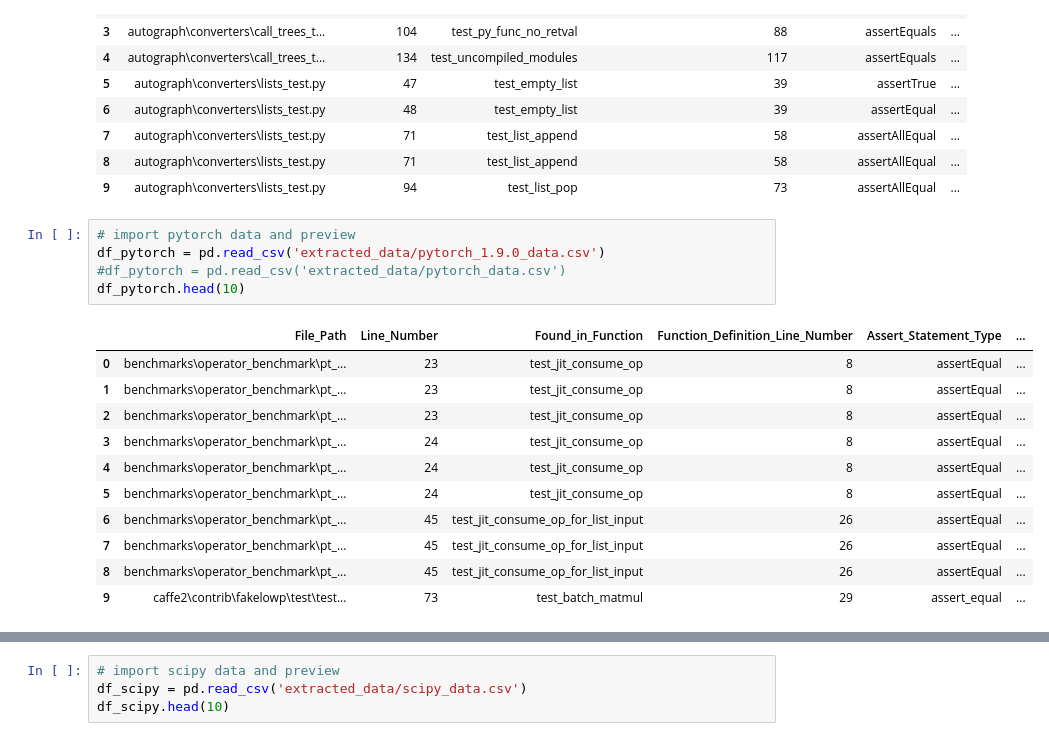
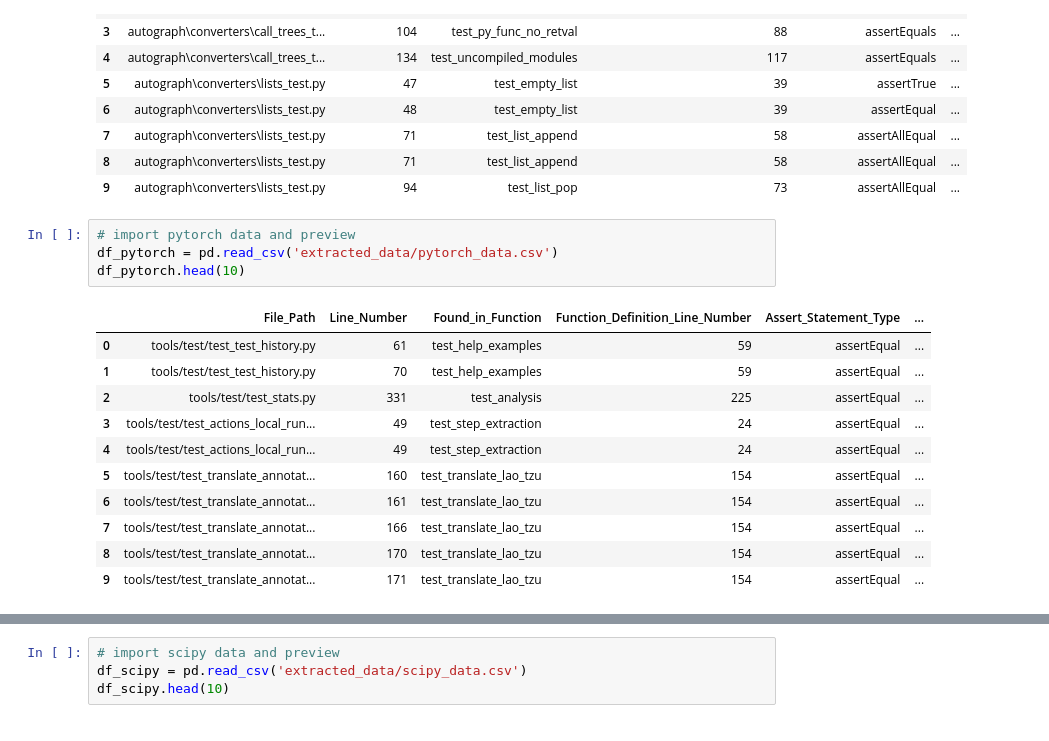
Before and after one commit to AlexanderProchnow/DLL_Testing_Tool, a Jupyter notebook: Code/1_Test_Case_Extraction_and_Analysis/2_Data_evaluation.ipynb, the cells around one changed output, grey strips where cells are left out. Saved outputs shown, nothing was run; the diff lists cells and outputs as text.

Commit message:
Upload final versions of the data and notebooks as well as tool outputs.

```diff
--- a/Code/1_Test_Case_Extraction_and_Analysis/2_Data_evaluation.ipynb
+++ b/Code/1_Test_Case_Extraction_and_Analysis/2_Data_evaluation.ipynb
@@ -80,21 +78,20 @@ df_tensorflow_1_12_0.head(10)
 | 9 | autograph\converters\lists_test.py | 94 | test_list_pop | 73 | assertAllEqual | ... |
 # %%
 # import pytorch data and preview
-df_pytorch = pd.read_csv('extracted_data/pytorch_1.9.0_data.csv')
-#df_pytorch = pd.read_csv('extracted_data/pytorch_data.csv')
+df_pytorch = pd.read_csv('extracted_data/pytorch_data.csv')
 df_pytorch.head(10)
 # %% [output]
 |  | File_Path | Line_Number | Found_in_Function | Function_Definition_Line_Number | Assert_Statement_Type | ... |
-| 0 | benchmarks\operator_benchmark\pt_... | 23 | test_jit_consume_op | 8 | assertEqual | ... |
-| 1 | benchmarks\operator_benchmark\pt_... | 23 | test_jit_consume_op | 8 | assertEqual | ... |
-| 2 | benchmarks\operator_benchmark\pt_... | 23 | test_jit_consume_op | 8 | assertEqual | ... |
-| 3 | benchmarks\operator_benchmark\pt_... | 24 | test_jit_consume_op | 8 | assertEqual | ... |
-| 4 | benchmarks\operator_benchmark\pt_... | 24 | test_jit_consume_op | 8 | assertEqual | ... |
-| 5 | benchmarks\operator_benchmark\pt_... | 24 | test_jit_consume_op | 8 | assertEqual | ... |
-| 6 | benchmarks\operator_benchmark\pt_... | 45 | test_jit_consume_op_for_list_input | 26 | assertEqual | ... |
-| 7 | benchmarks\operator_benchmark\pt_... | 45 | test_jit_consume_op_for_list_input | 26 | assertEqual | ... |
-| 8 | benchmarks\operator_benchmark\pt_... | 45 | test_jit_consume_op_for_list_input | 26 | assertEqual | ... |
-| 9 | caffe2\contrib\fakelowp\test\test... | 73 | test_batch_matmul | 29 | assert_equal | ... |
+| 0 | tools/test/test_test_history.py | 61 | test_help_examples | 59 | assertEqual | ... |
+| 1 | tools/test/test_test_history.py | 70 | test_help_examples | 59 | assertEqual | ... |
+| 2 | tools/test/test_stats.py | 331 | test_analysis | 225 | assertEqual | ... |
+| 3 | tools/test/test_actions_local_run... | 49 | test_step_extraction | 24 | assertEqual | ... |
+| 4 | tools/test/test_actions_local_run... | 49 | test_step_extraction | 24 | assertEqual | ... |
+| 5 | tools/test/test_translate_annotat... | 160 | test_translate_lao_tzu | 154 | assertEqual | ... |
+| 6 | tools/test/test_translate_annotat... | 161 | test_translate_lao_tzu | 154 | assertEqual | ... |
+| 7 | tools/test/test_translate_annotat... | 166 | test_translate_lao_tzu | 154 | assertEqual | ... |
+| 8 | tools/test/test_translate_annotat... | 170 | test_translate_lao_tzu | 154 | assertEqual | ... |
+| 9 | tools/test/test_translate_annotat... | 171 | test_translate_lao_tzu | 154 | assertEqual | ... |
 # %%
 # import theano data and preview
 df_theano = pd.read_csv('extracted_data/theano_data.csv')
```
Also changed, not shown: parts of 12 cells of this notebook, 30 other files.
